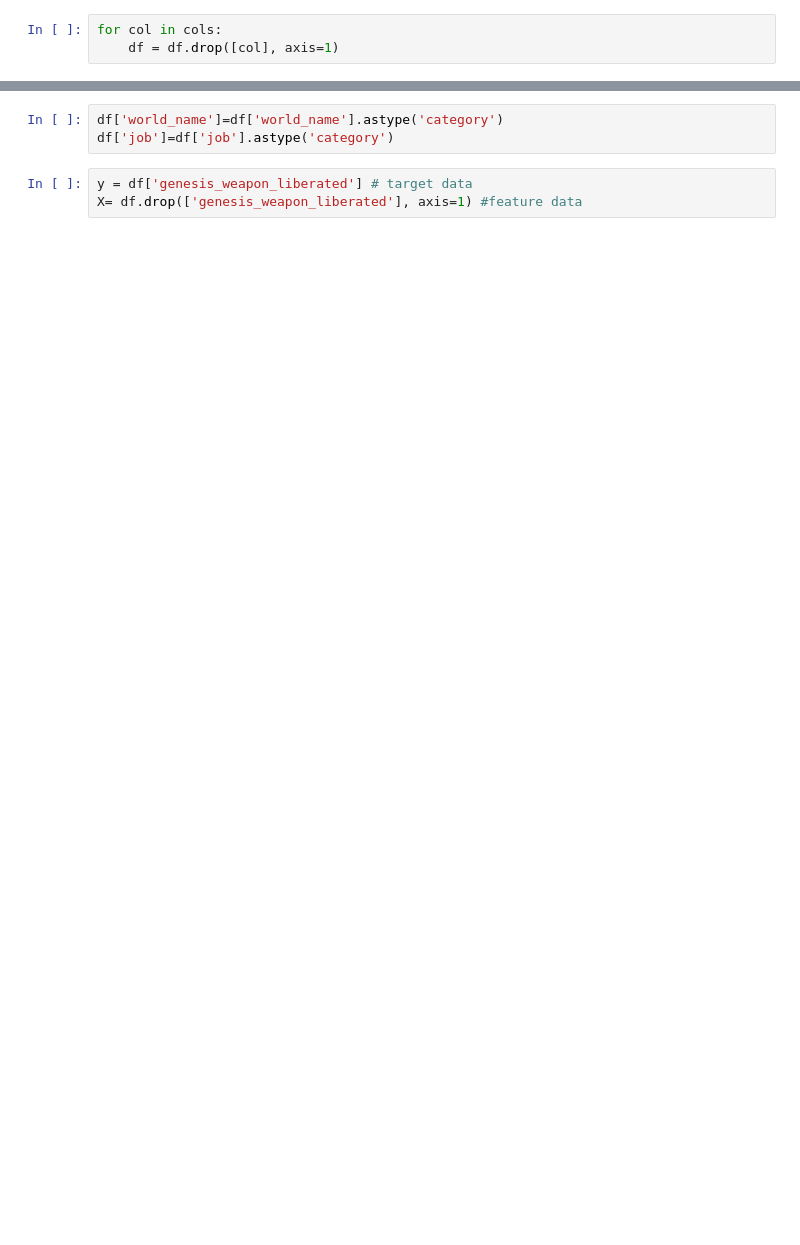
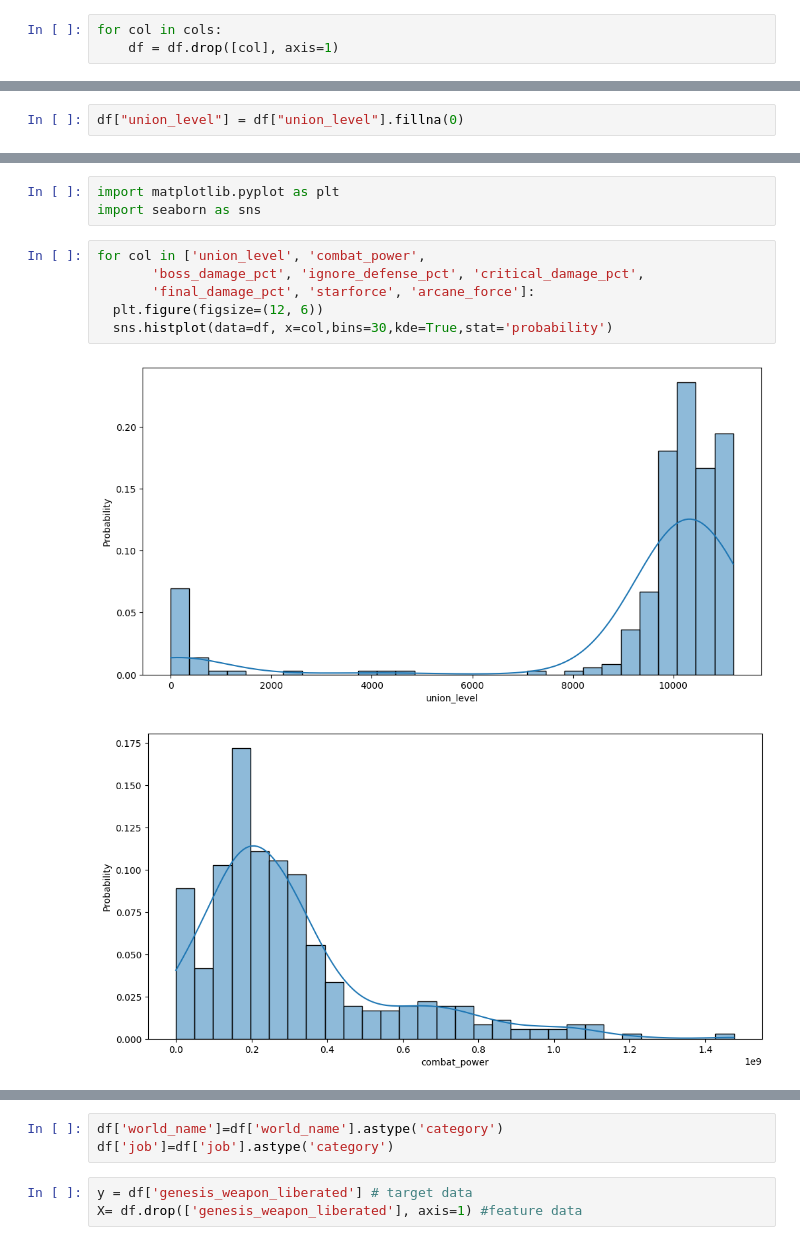
Before and after one commit to SKNETWORKS-FAMILY-AICAMP/SKN27-3rd-1TEAM, a Jupyter notebook: ML/ML.ipynb, the cells around one changed output, grey strips where cells are left out. Cells and saved outputs as stored; diff of their text form; blank space fills up the shorter version.

```diff
--- a/ML/ML.ipynb
+++ b/ML/ML.ipynb
@@ -58,0 +102,2 @@ memory usage: 28.4 KB
+# %%
+df["union_level"] = df["union_level"].fillna(0)
@@ -58,0 +150,12 @@ memory usage: 28.4 KB
+# %%
+import matplotlib.pyplot as plt
+import seaborn as sns
+# %%
+for col in ['union_level', 'combat_power',
+       'boss_damage_pct', 'ignore_defense_pct', 'critical_damage_pct',
+       'final_damage_pct', 'starforce', 'arcane_force']:
+  plt.figure(figsize=(12, 6))
+  sns.histplot(data=df, x=col,bins=30,kde=True,stat='probability')
+# %% [output]
+[figure, added]
+[figure, added]
```
Also changed, not shown: parts of 20 cells of this notebook, 3 other files.
